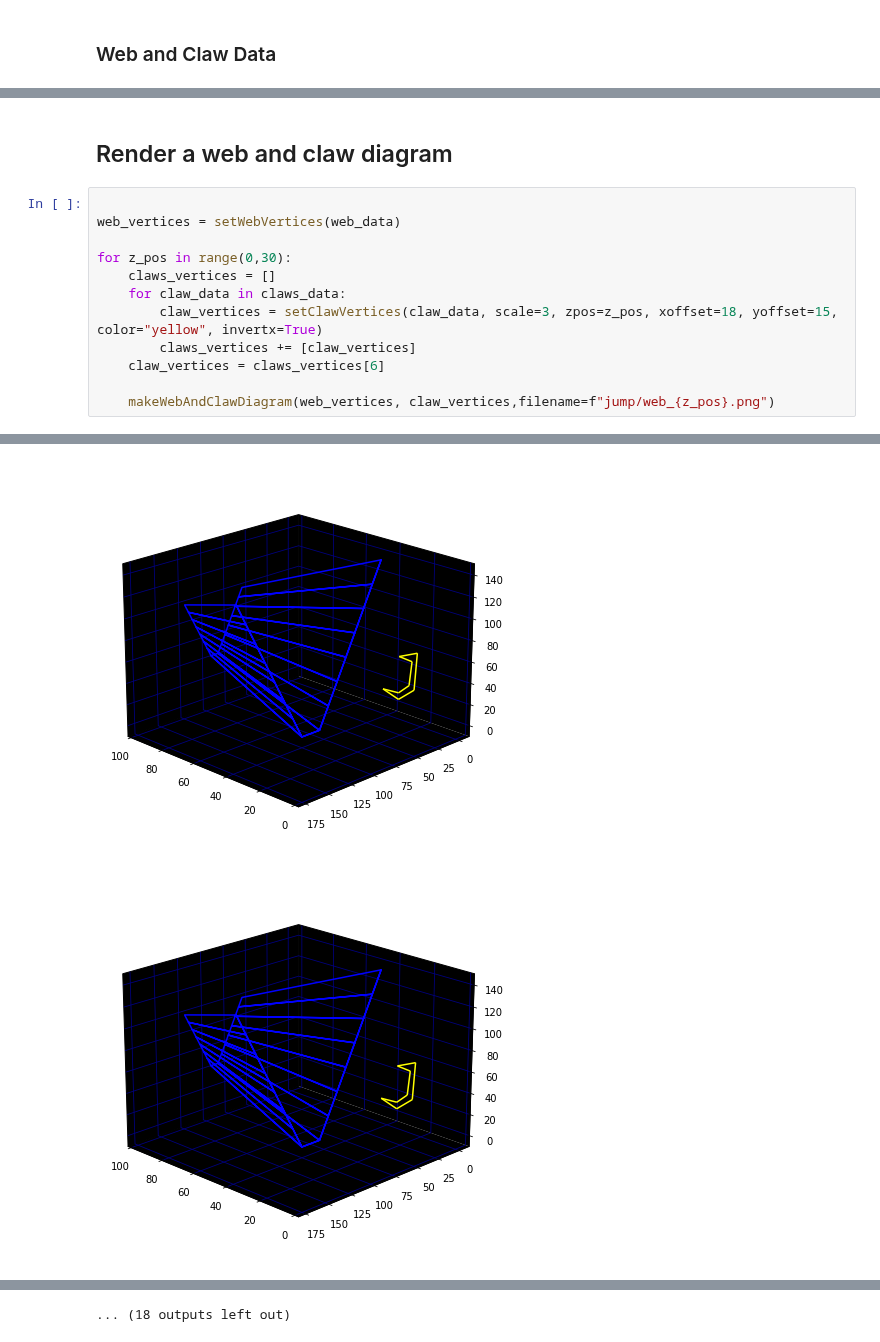
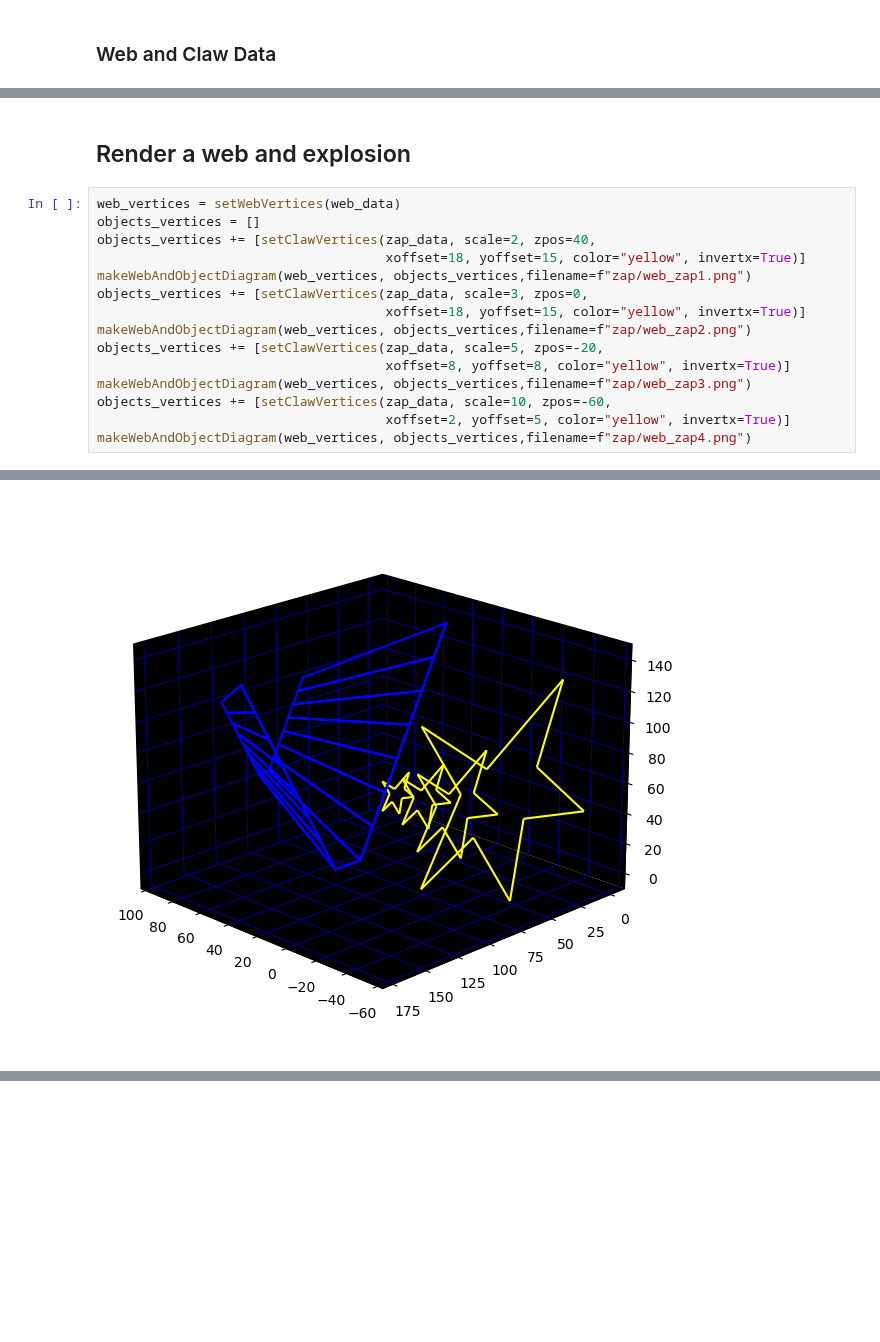
Before and after one commit to mwenge/TempestVsTempest, a Jupyter notebook: notebooks-t2k/player explosion - animate explosion on web.ipynb, the cells around one changed output, grey strips where cells are left out. Cells and saved outputs as stored; diff of their text form; blank space fills up the shorter version.

```diff
--- a/notebooks-t2k/player explosion - animate explosion on web.ipynb
+++ b/notebooks-t2k/player explosion - animate explosion on web.ipynb
@@ -226,15 +170,18 @@ claws_data = [[int(x) for x in ','.join([x for x in p.split() if ',' in x]).spli
 # %% [markdown]
-## Render a web and claw diagram
+## Render a web and explosion
 # %%
-
 web_vertices = setWebVertices(web_data)
-
-for z_pos in range(0,30):
-    claws_vertices = []
-    for claw_data in claws_data:
-        claw_vertices = setClawVertices(claw_data, scale=3, zpos=z_pos, xoffset=18, yoffset=15, color="yellow", invertx=True)
-        claws_vertices += [claw_vertices]
-    claw_vertices = claws_vertices[6]
-
-    makeWebAndClawDiagram(web_vertices, claw_vertices,filename=f"jump/web_{z_pos}.png")
+objects_vertices = []
+objects_vertices += [setClawVertices(zap_data, scale=2, zpos=40,
+                                     xoffset=18, yoffset=15, color="yellow", invertx=True)]
+makeWebAndObjectDiagram(web_vertices, objects_vertices,filename=f"zap/web_zap1.png")
+objects_vertices += [setClawVertices(zap_data, scale=3, zpos=0,
+                                     xoffset=18, yoffset=15, color="yellow", invertx=True)]
+makeWebAndObjectDiagram(web_vertices, objects_vertices,filename=f"zap/web_zap2.png")
+objects_vertices += [setClawVertices(zap_data, scale=5, zpos=-20,
+                                     xoffset=8, yoffset=8, color="yellow", invertx=True)]
+makeWebAndObjectDiagram(web_vertices, objects_vertices,filename=f"zap/web_zap3.png")
+objects_vertices += [setClawVertices(zap_data, scale=10, zpos=-60,
+                                     xoffset=2, yoffset=5, color="yellow", invertx=True)]
+makeWebAndObjectDiagram(web_vertices, objects_vertices,filename=f"zap/web_zap4.png")
 # %% [output]
@@ -244,2 +191 @@ for z_pos in range(0,30):
-[figure, old version]
+[figure, new version]
-[figure, removed]
@@ -253 +191,0 @@ for z_pos in range(0,30):
-... (18 outputs left out)
```
Also changed, not shown: parts of 4 cells of this notebook, 14 other files.
